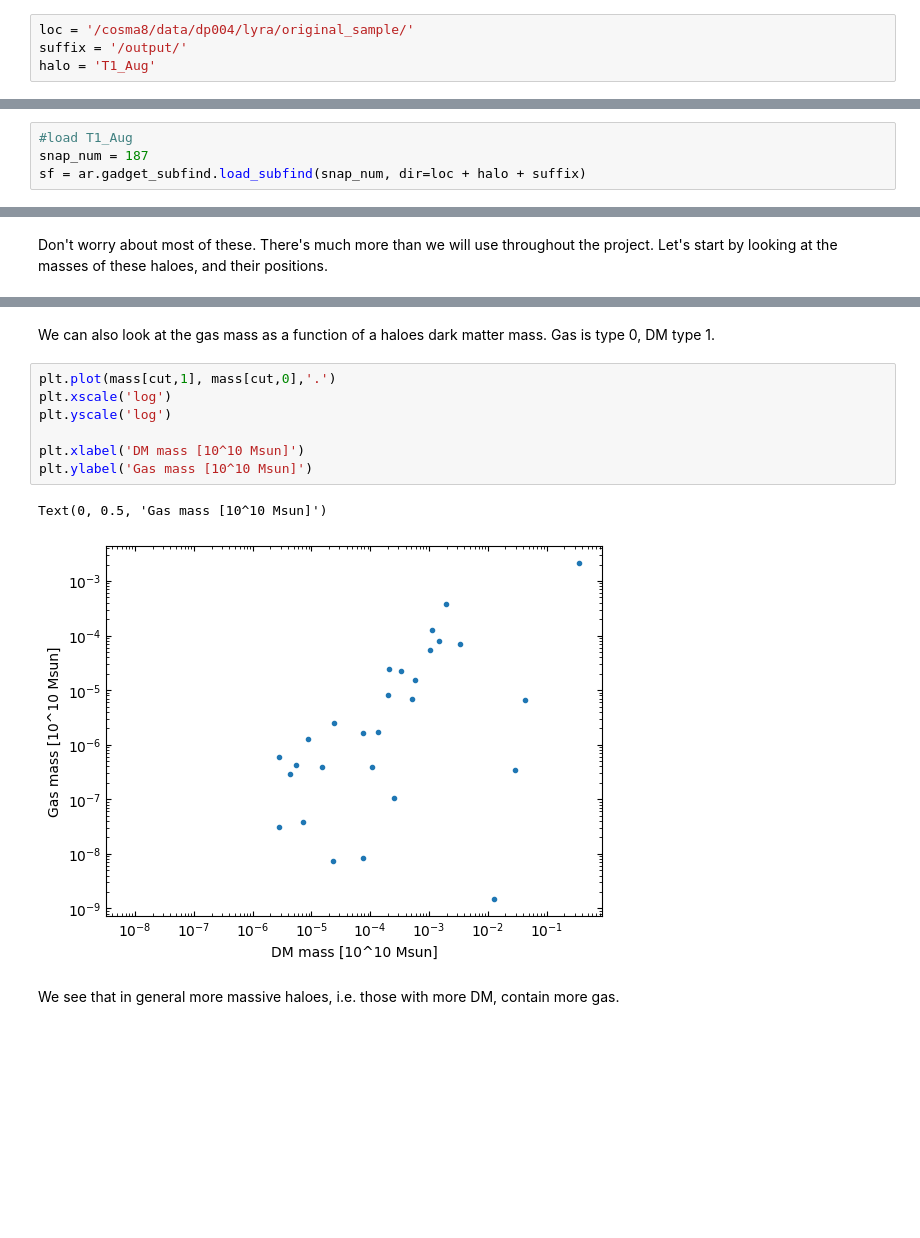
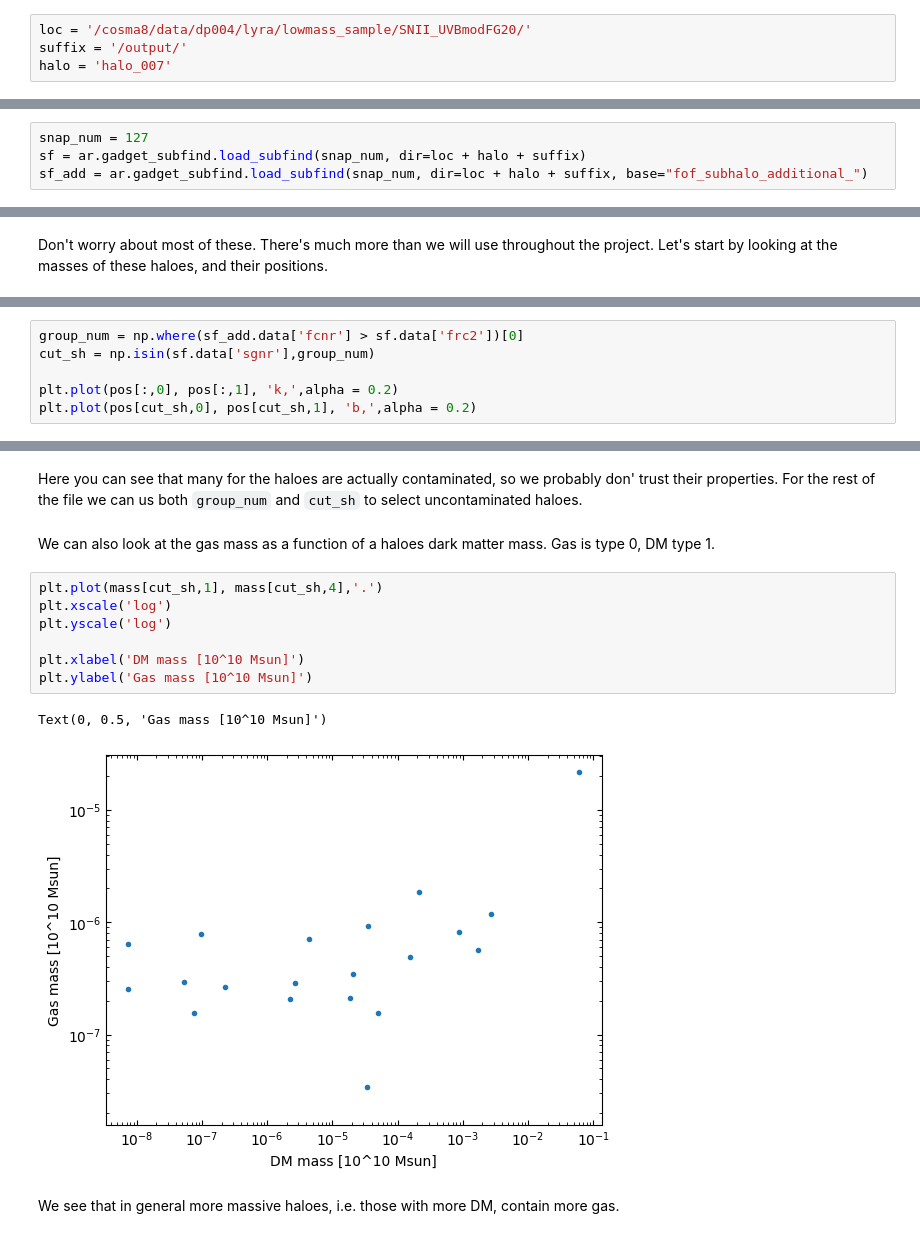
Before and after one commit to Shaun-T-Brown/LYRA_reader_example, a Jupyter notebook: Lyra_arepo_reader.ipynb, the cells around one changed output, grey strips where cells are left out. Saved outputs shown, nothing was run; the diff lists cells and outputs as text; blank space fills up the shorter version.

```diff
--- a/Lyra_arepo_reader.ipynb
+++ b/Lyra_arepo_reader.ipynb
@@ -9,7 +9,7 @@ import arepo_utils as ar
 # %% [markdown]
 Let's also specify the path to simulation data, and name of the original lyra haloes. And the nuber of snapshots in each file.
 # %%
-loc = '/cosma8/data/dp004/lyra/original_sample/'
+loc = '/cosma8/data/dp004/lyra/lowmass_sample/SNII_UVBmodFG20/'
 suffix = '/output/'
-halo = 'T1_Aug'
+halo = 'halo_007'
 # %% [markdown]
@@ -17,7 +17,7 @@ We'll begin the analysis by loading some unformaiton about the galaxies and halo
 # %%
-#load T1_Aug
-snap_num = 187
+snap_num = 127
 sf = ar.gadget_subfind.load_subfind(snap_num, dir=loc + halo + suffix)
+sf_add = ar.gadget_subfind.load_subfind(snap_num, dir=loc + halo + suffix, base="fof_subhalo_additional_")
 # %% [markdown]
 We can see what data is available to us by printing all the available keys.
 # %%
@@ -46,0 +48,6 @@ Text(0.5, 0, 'x [Mpc]')
+# %%
+group_num = np.where(sf_add.data['fcnr'] > sf.data['frc2'])[0]
+cut_sh = np.isin(sf.data['sgnr'],group_num)
+
+plt.plot(pos[:,0], pos[:,1], 'k,',alpha = 0.2)
+plt.plot(pos[cut_sh,0], pos[cut_sh,1], 'b,',alpha = 0.2)
@@ -47,15 +57,17 @@ Text(0.5, 0, 'x [Mpc]')
+# %% [markdown]
+Here you can see that many for the haloes are actually contaminated, so we probably don' trust their properties. For the rest of the file we can us both `group_num` and `cut_sh` to select uncontaminated haloes.
 # %% [markdown]
 We can also look at the gas mass as a function of a haloes dark matter mass. Gas is type 0, DM type 1.
 # %%
-plt.plot(mass[cut,1], mass[cut,0],'.')
+plt.plot(mass[cut_sh,1], mass[cut_sh,4],'.')
 plt.xscale('log')
 plt.yscale('log')
 
 plt.xlabel('DM mass [10^10 Msun]')
 plt.ylabel('Gas mass [10^10 Msun]')
 # %% [output]
 Text(0, 0.5, 'Gas mass [10^10 Msun]')
-[figure, old version]
+[figure, new version]
 # %% [markdown]
 We see that in general more massive haloes, i.e. those with more DM, contain more gas.
 # %% [markdown]
```
Also changed, not shown: parts of 19 cells of this notebook.
